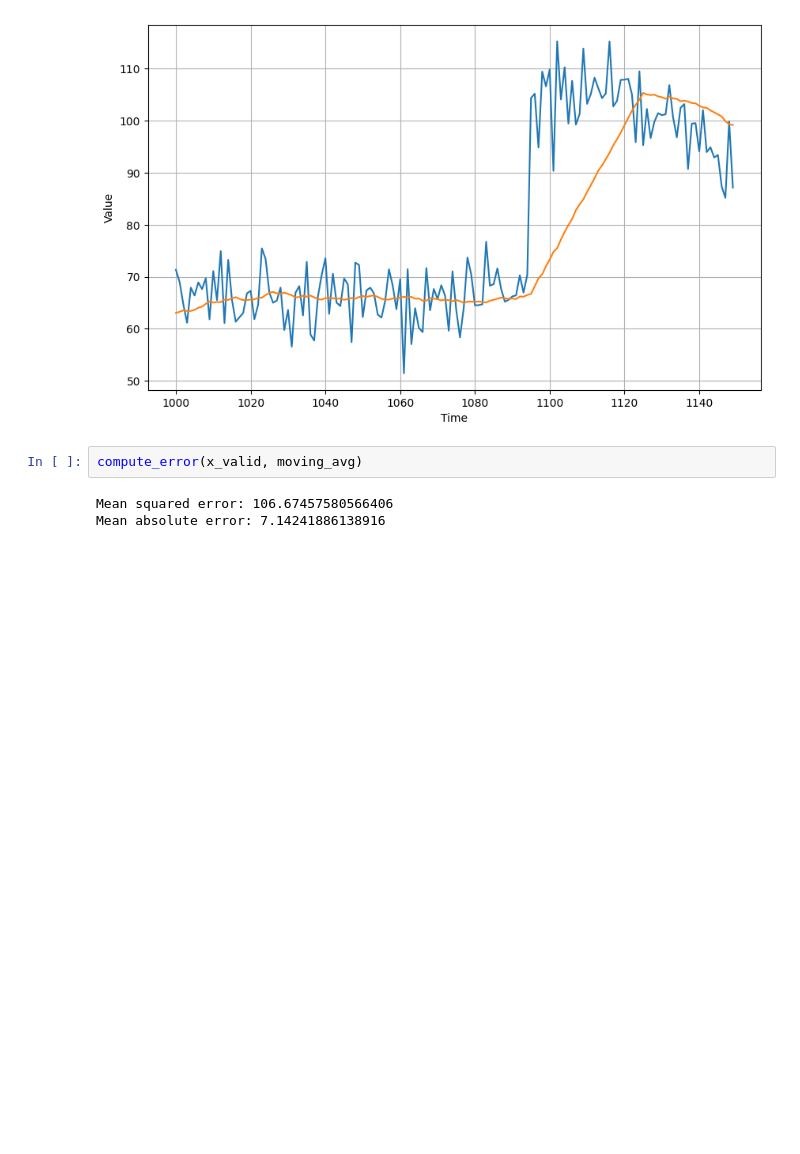
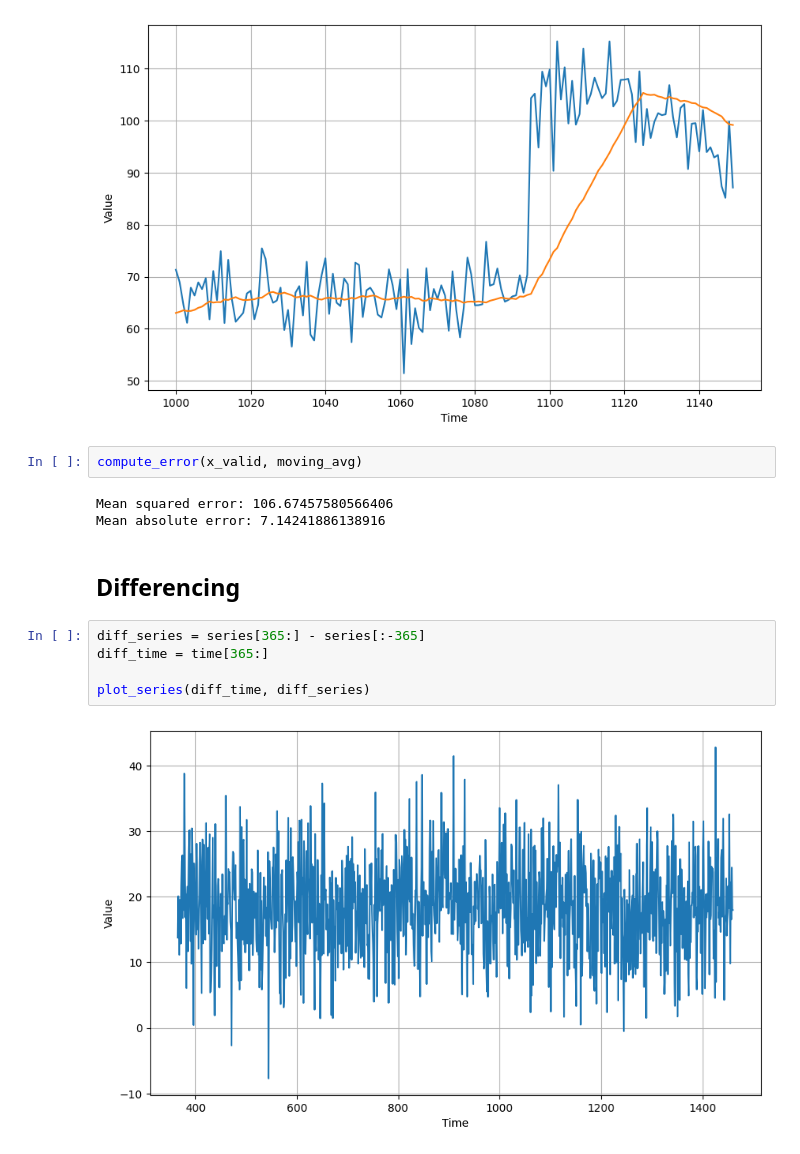
Before and after one commit to shielamms/Tensorflow-Notebooks, a Jupyter notebook: Statistical_Forecasting_with_Synthetic_Time_Series_Data.ipynb, the cells around one changed output. Saved outputs shown, nothing was run; the diff lists cells and outputs as text; blank space fills up the shorter version.

```diff
--- a/Statistical_Forecasting_with_Synthetic_Time_Series_Data.ipynb
+++ b/Statistical_Forecasting_with_Synthetic_Time_Series_Data.ipynb
@@ -154,3 +154,12 @@ compute_error(x_valid, moving_avg)
 # %% [output]
 Mean squared error: 106.67457580566406
 Mean absolute error: 7.14241886138916
+# %% [markdown]
+## Differencing
+# %%
+diff_series = series[365:] - series[:-365]
+diff_time = time[365:]
+
+plot_series(diff_time, diff_series)
+# %% [output]
+[figure, added]
```
Also changed, not shown: parts of 6 cells of this notebook.
